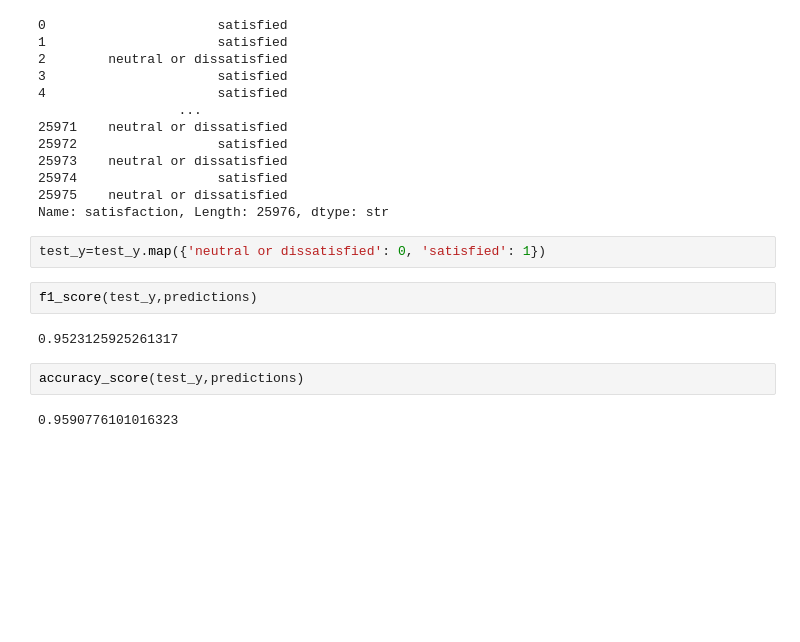
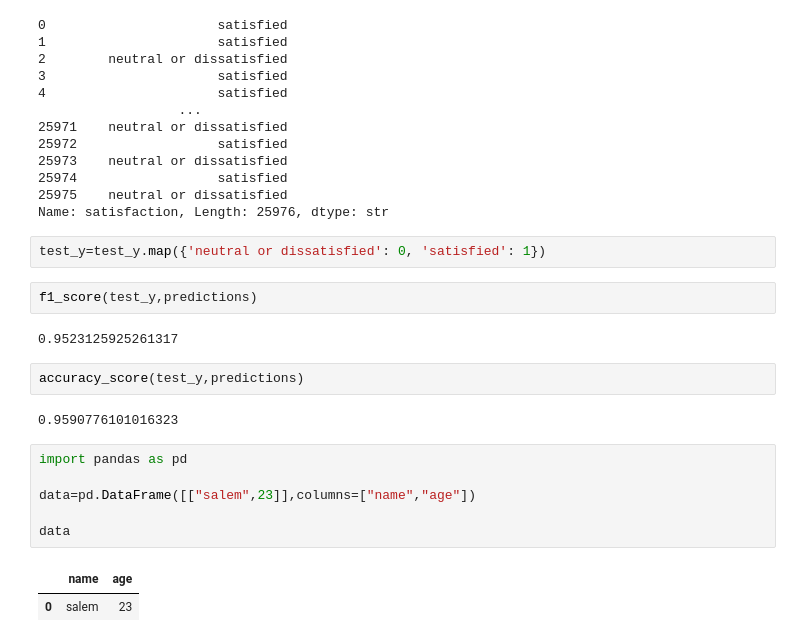
Before and after one commit to SalemElbermawy/intel_data_set_model, a Jupyter notebook: air_plane.ipynb, the cells around one changed output. Cells and saved outputs as stored; diff of their text form; blank space fills up the shorter version.

```diff
--- a/air_plane.ipynb
+++ b/air_plane.ipynb
@@ -461,3 +461,12 @@ f1_score(test_y,predictions)
 accuracy_score(test_y,predictions)
 # %% [output]
 0.9590776101016323
+# %%
+import pandas as pd
+
+data=pd.DataFrame([["salem",23]],columns=["name","age"])
+
+data
+# %% [output]
+|  | name | age |
+| 0 | salem | 23 |
```
Also changed, not shown: 1 other file.
